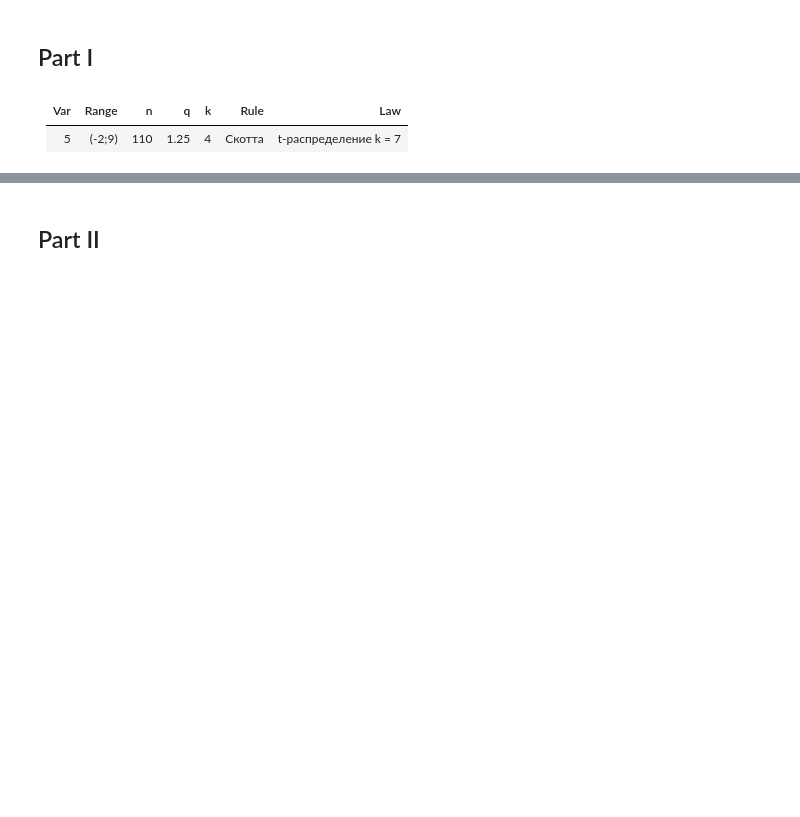
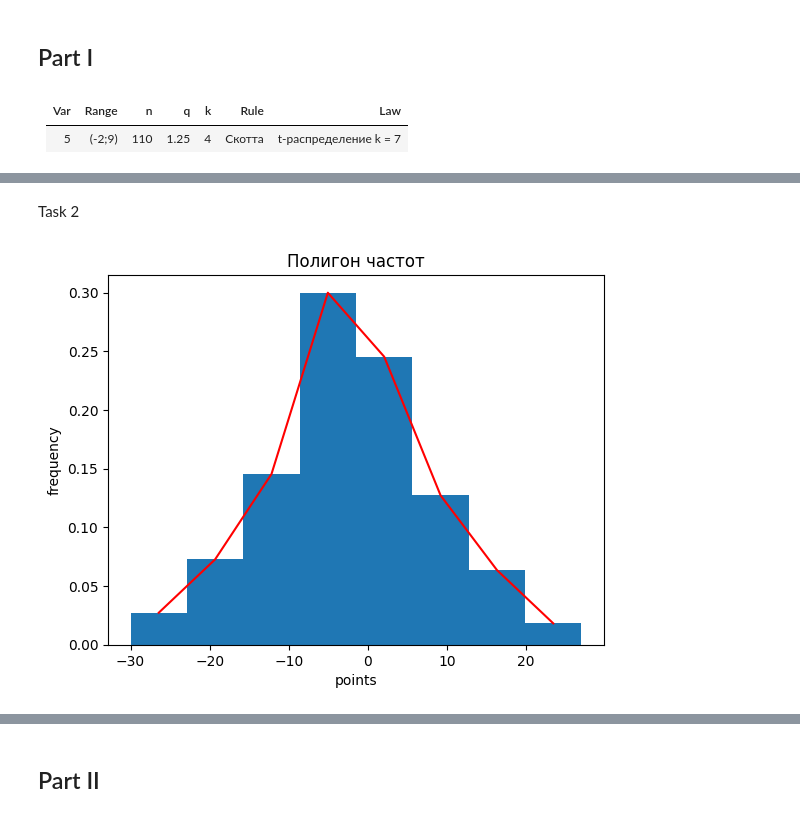
Before and after one commit to c0de1sl1fe/Probability, a Jupyter notebook: lab_1/main.ipynb, the cells around one changed output, grey strips where cells are left out. Cells and saved outputs as stored; diff of their text form; code cells hidden in the pictures; blank space fills up the shorter version.

```diff
--- a/lab_1/main.ipynb
+++ b/lab_1/main.ipynb
@@ -111,0 +115,18 @@ plt.stairs(frequency, intervals, fill=True)
+# %% [markdown]
+Task 2
+# %%
+lineY = []
+for i in frequency:
+    lineY.append(i)
+lineX = []
+for i in range(0, len(intervals)-1):
+    lineX.append(intervals[i]+h/2)
+
+plt.stairs(frequency, intervals, fill=True)
+plt.plot(lineX, lineY, color="red")
+plt.title('Полигон частот')
+plt.xlabel('points')
+plt.ylabel('frequency')
+plt.show()
+# %% [output]
+[figure, added]
```
Also changed, not shown: parts of 8 cells of this notebook.
